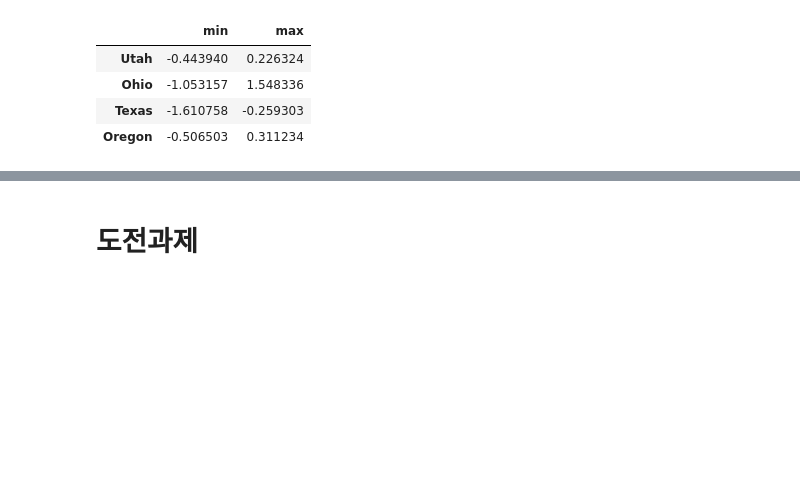
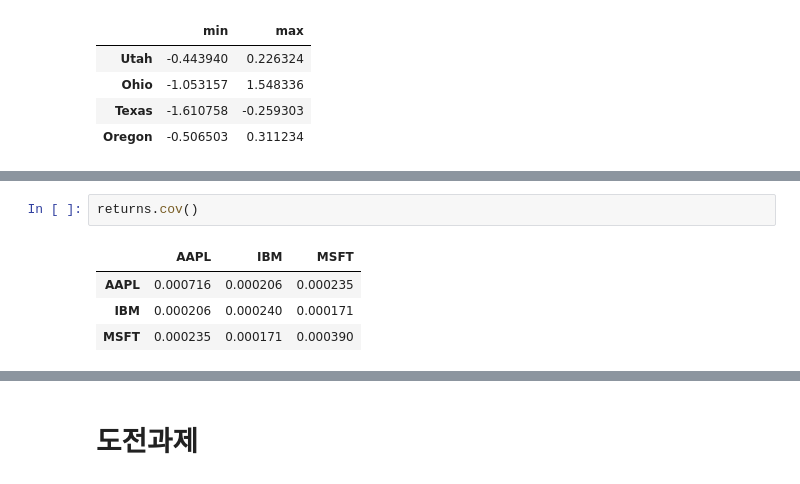
Before and after one commit to lseongjoo/bigpy, a Jupyter notebook: pandas.ipynb, the cells around one changed output, grey strips where cells are left out. Saved outputs shown, nothing was run; the diff lists cells and outputs as text; blank space fills up the shorter version.

```diff
--- a/pandas.ipynb
+++ b/pandas.ipynb
@@ -1226,0 +1284,7 @@ frame.apply(f, axis=1)
+# %%
+returns.cov()
+# %% [output]
+|  | AAPL | IBM | MSFT |
+| AAPL | 0.000716 | 0.000206 | 0.000235 |
+| IBM | 0.000206 | 0.000240 | 0.000171 |
+| MSFT | 0.000235 | 0.000171 | 0.000390 |
```
Also changed, not shown: parts of 11 cells of this notebook.
